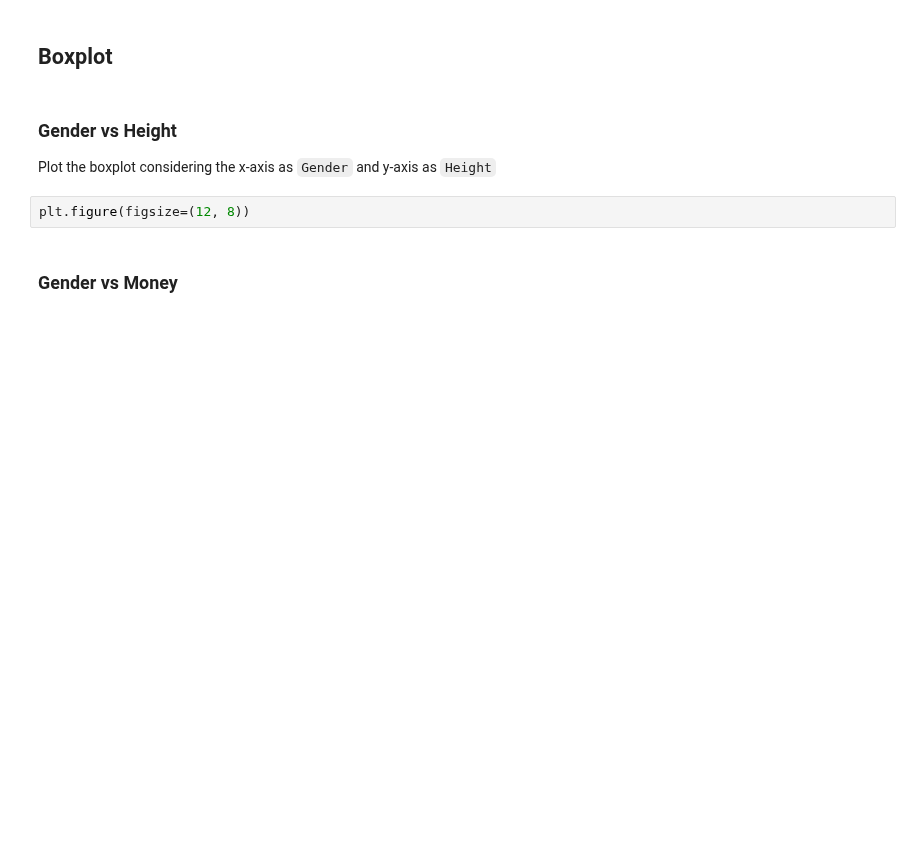
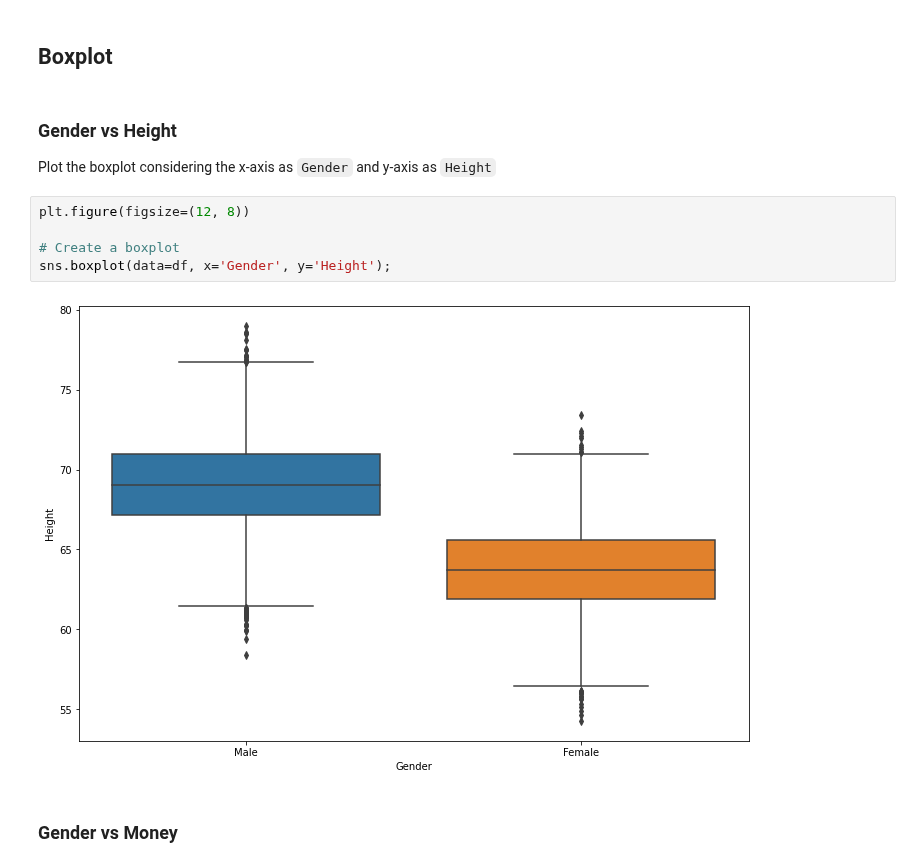
Before and after one commit to gabrielanakasato/ironhack-daft, a Jupyter notebook: labs/lab-w05/06-statistics-visualizations/main.ipynb, the cells around one changed output. Saved outputs shown, nothing was run; the diff lists cells and outputs as text; blank space fills up the shorter version.

```diff
--- a/labs/lab-w05/06-statistics-visualizations/main.ipynb
+++ b/labs/lab-w05/06-statistics-visualizations/main.ipynb
@@ -553,6 +613,11 @@ _Hint: for the Money variable, try specifying `hist=False`_
 Plot the boxplot considering the x-axis as `Gender` and y-axis as `Height`
 # %%
 plt.figure(figsize=(12, 8))
+
+# Create a boxplot
+sns.boxplot(data=df, x='Gender', y='Height');
+# %% [output]
+[figure, added]
 # %% [markdown]
 ### Gender vs Money
 # %%
```
Also changed, not shown: parts of 11 cells of this notebook.
